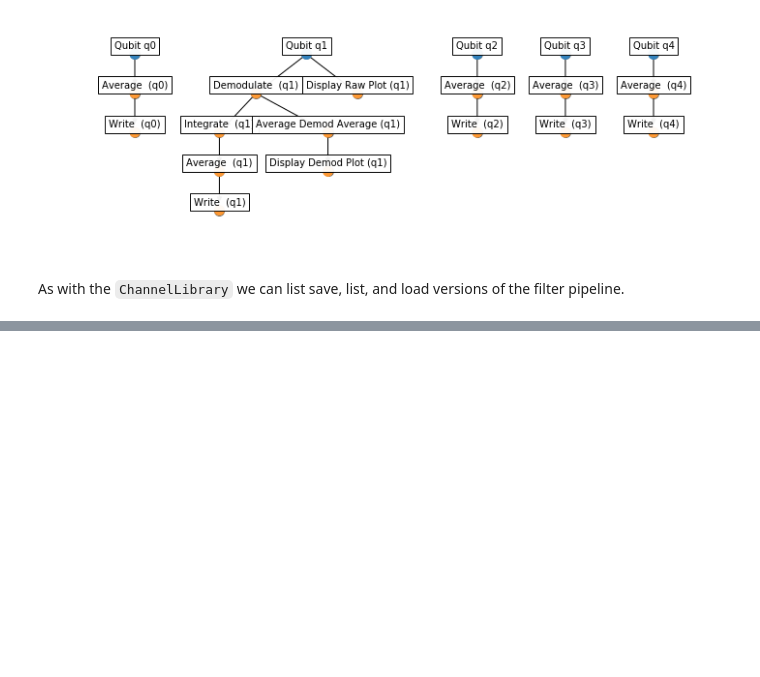
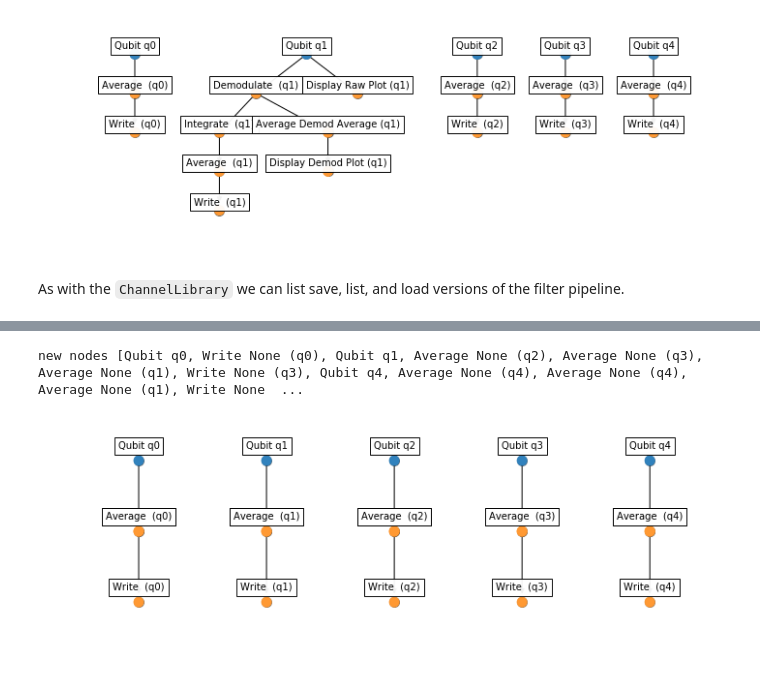
Before and after one commit to BBN-Q/Auspex, a Jupyter notebook: doc/examples/Example-Q3.ipynb, the cells around one changed output, grey strips where cells are left out. Cells and saved outputs as stored; diff of their text form; code cells hidden in the pictures; blank space fills up the shorter version.

```diff
--- a/doc/examples/Example-Q3.ipynb
+++ b/doc/examples/Example-Q3.ipynb
@@ -116,0 +151,6 @@ pl.ls()
+# %%
+pl.load("simple")
+pl.show_pipeline()
+# %% [output]
+new nodes [Qubit q0, Write None (q0), Qubit q1, Average None (q2), Average None (q3), Average None (q1), Write None (q3), Qubit q4, Average None (q4), Average None (q4), Average None (q1), Write None  ...
+[figure, added]
```
Also changed, not shown: parts of 11 cells of this notebook, 2 other files.
